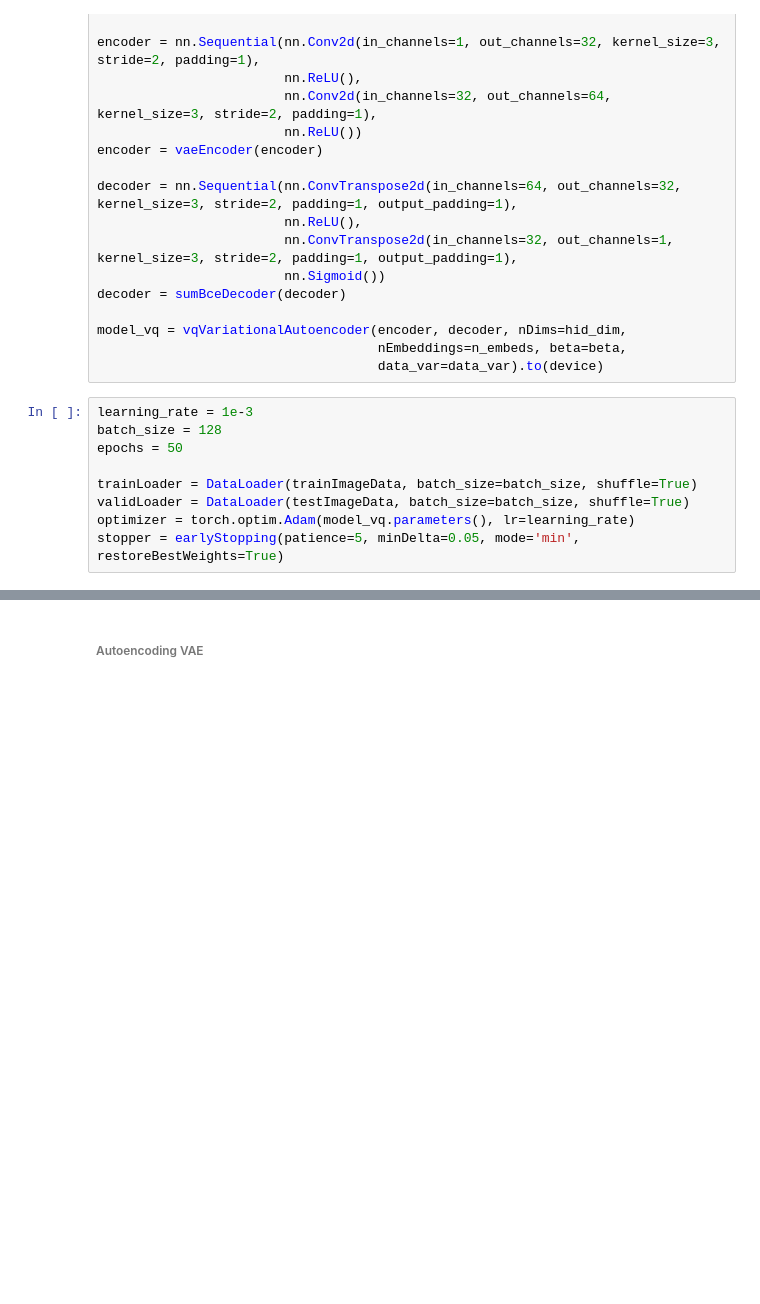
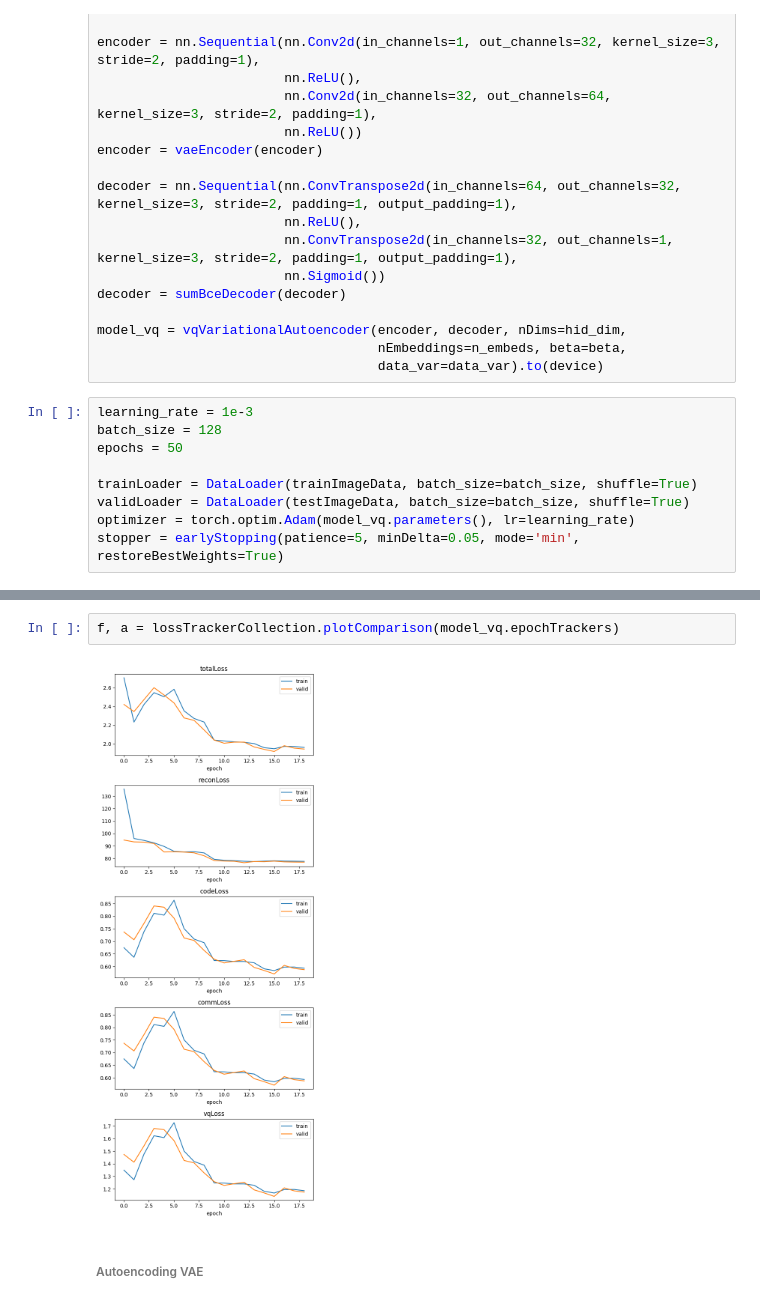
Before and after one commit to raghavsubbarao/svipy, a Jupyter notebook: notebooks/2_vae_variations.ipynb, the cells around one changed output, grey strips where cells are left out. Drawn from its saved outputs; the diff is of its cells as text; blank space fills up the shorter version.

```diff
--- a/notebooks/2_vae_variations.ipynb
+++ b/notebooks/2_vae_variations.ipynb
@@ -248,3 +234,7 @@ plt.show()
+# %%
+f, a = lossTrackerCollection.plotComparison(model_vq.epochTrackers)
+# %% [output]
+[figure, added]
 # %% [markdown]
 ###### Autoencoding VAE
 # %%
```
Also changed, not shown: parts of 12 cells of this notebook, 1 other file.
